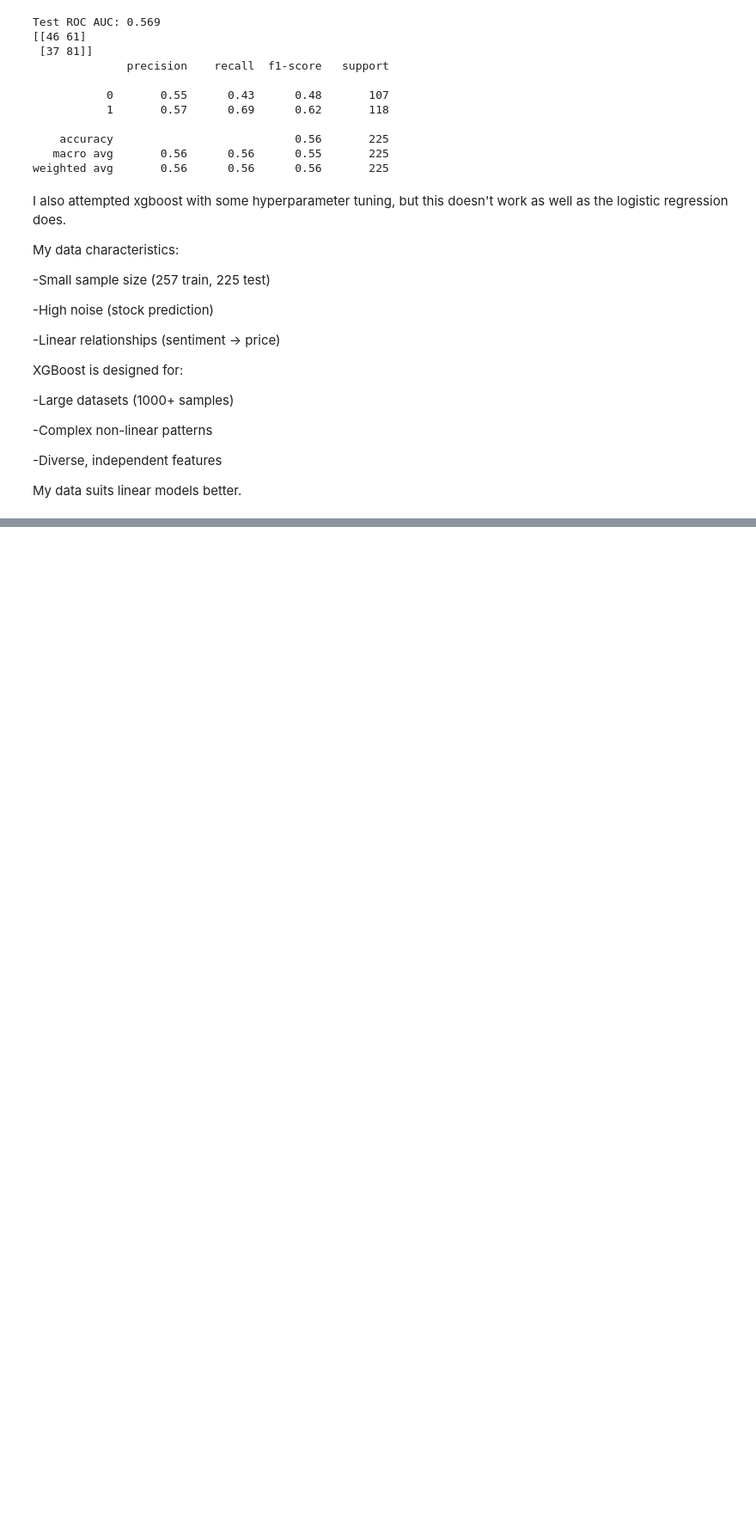
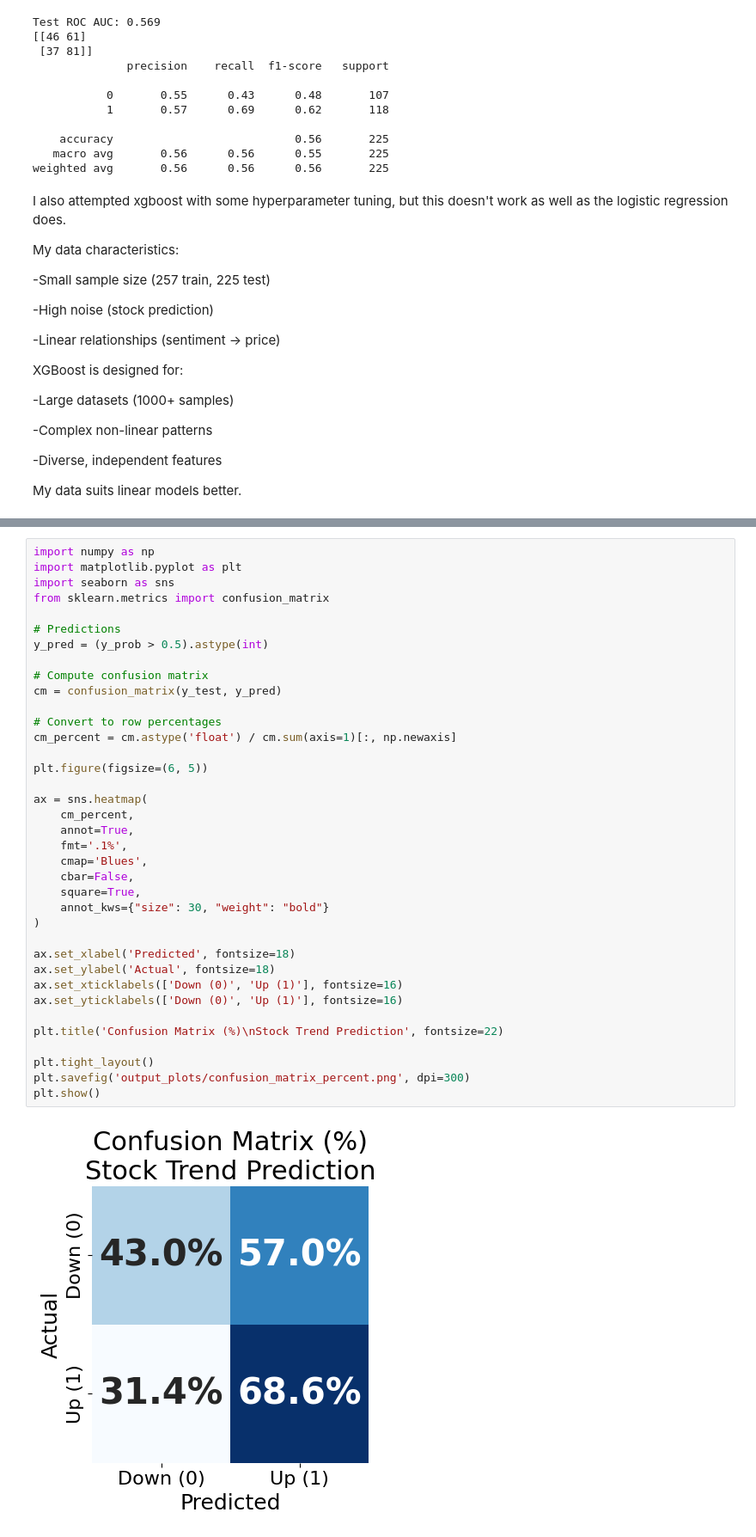
Before and after one commit to bgoodman90/Tesla_Stock_Prediction_Project, a Jupyter notebook: tesla_stock_prediction.ipynb, the cells around one changed output, grey strips where cells are left out. Shown at 86% size. Drawn from its saved outputs; the diff is of its cells as text; blank space fills up the shorter version.

```diff
--- a/tesla_stock_prediction.ipynb
+++ b/tesla_stock_prediction.ipynb
@@ -636,2 +672,41 @@ plt.show()
+# %%
+import numpy as np
+import matplotlib.pyplot as plt
+import seaborn as sns
+from sklearn.metrics import confusion_matrix
+
+# Predictions
+y_pred = (y_prob > 0.5).astype(int)
+
+# Compute confusion matrix
+cm = confusion_matrix(y_test, y_pred)
+
+# Convert to row percentages
+cm_percent = cm.astype('float') / cm.sum(axis=1)[:, np.newaxis]
+
+plt.figure(figsize=(6, 5))
+
+ax = sns.heatmap(
+    cm_percent,
+    annot=True,
+    fmt='.1%',
+    cmap='Blues',
+    cbar=False,
+    square=True,
+    annot_kws={"size": 30, "weight": "bold"}
+)
+
+ax.set_xlabel('Predicted', fontsize=18)
+ax.set_ylabel('Actual', fontsize=18)
+ax.set_xticklabels(['Down (0)', 'Up (1)'], fontsize=16)
+ax.set_yticklabels(['Down (0)', 'Up (1)'], fontsize=16)
+
+plt.title('Confusion Matrix (%)\nStock Trend Prediction', fontsize=22)
+
+plt.tight_layout()
+plt.savefig('output_plots/confusion_matrix_percent.png', dpi=300)
+plt.show()
+# %% [output]
+[figure, added]
 # %%
 import matplotlib.pyplot as plt
```
Also changed, not shown: parts of 7 cells of this notebook, 10 other files.
